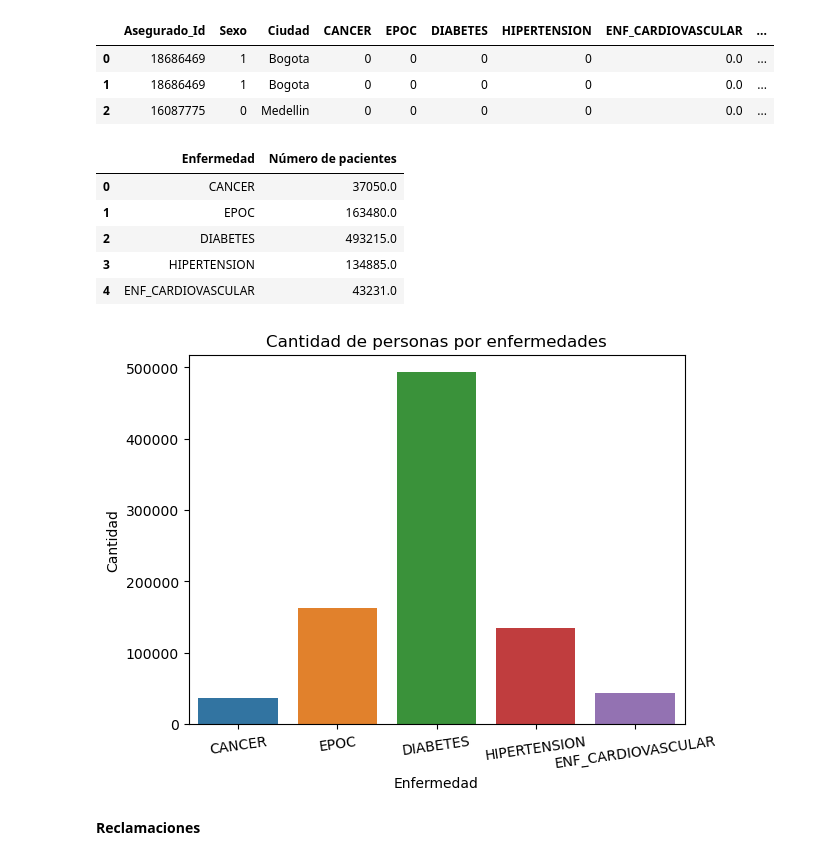
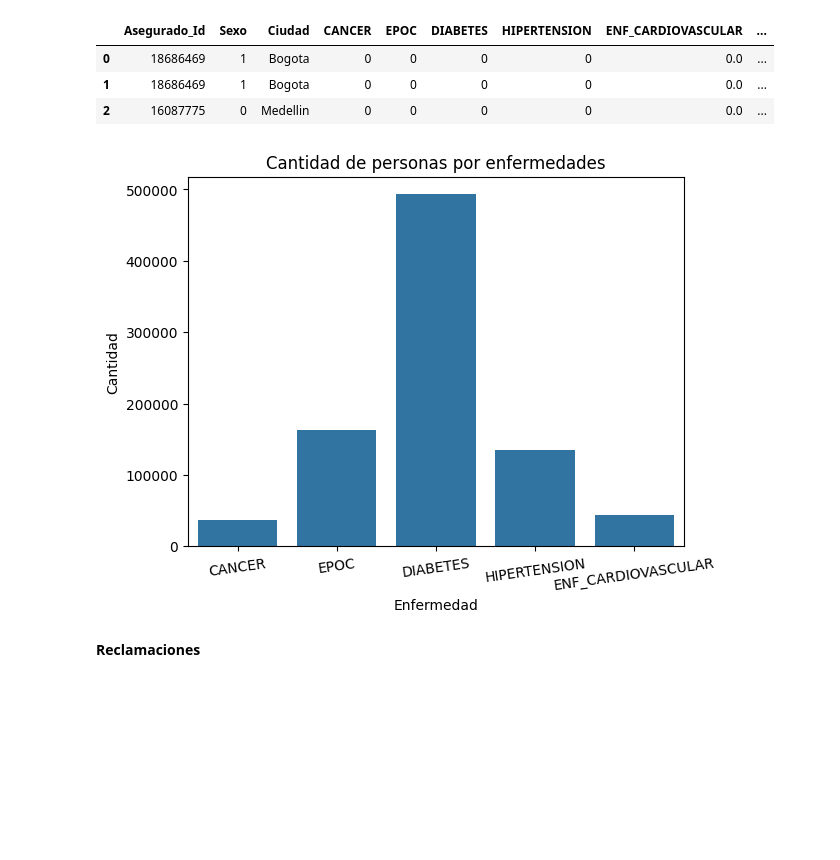
Before and after one commit to EstebanCaroP/Proyecto_Finanzas, a Jupyter notebook: C_Analisis_exploratorio.ipynb, the cells around one changed output. Saved outputs shown, nothing was run; the diff lists cells and outputs as text; code cells hidden in the pictures; blank space fills up the shorter version.

```diff
--- a/C_Analisis_exploratorio.ipynb
+++ b/C_Analisis_exploratorio.ipynb
@@ -23,21 +24,15 @@ df.head(3)
 # %%
 c1 = pd.DataFrame(df[['CANCER','EPOC', 'DIABETES', 'HIPERTENSION', 'ENF_CARDIOVASCULAR']].sum(), columns = ['Número de pacientes'])
 c1 = c1.reset_index()
-c1 = c1.rename(columns={'index':'Enfermedad'})
-display(c1)
-sns.barplot(c1, x='Enfermedad', y ='Número de pacientes')
+c1 = c1.rename(columns = {'index':'Enfermedad'})
+
+sns.barplot(c1, x ='Enfermedad', y = 'Número de pacientes')
 plt.title('Cantidad de personas por enfermedades')
 plt.ylabel('Cantidad')
 plt.xticks(rotation = 8)
-plt.show()
+plt.show();
 # %% [output]
-|  | Enfermedad | Número de pacientes |
-| 0 | CANCER | 37050.0 |
-| 1 | EPOC | 163480.0 |
-| 2 | DIABETES | 493215.0 |
-| 3 | HIPERTENSION | 134885.0 |
-| 4 | ENF_CARDIOVASCULAR | 43231.0 |
-[figure, old version]
+[figure, new version]
 # %% [markdown]
 **Reclamaciones**
 # %%
```
Also changed, not shown: parts of 13 cells of this notebook, 2 other files.
